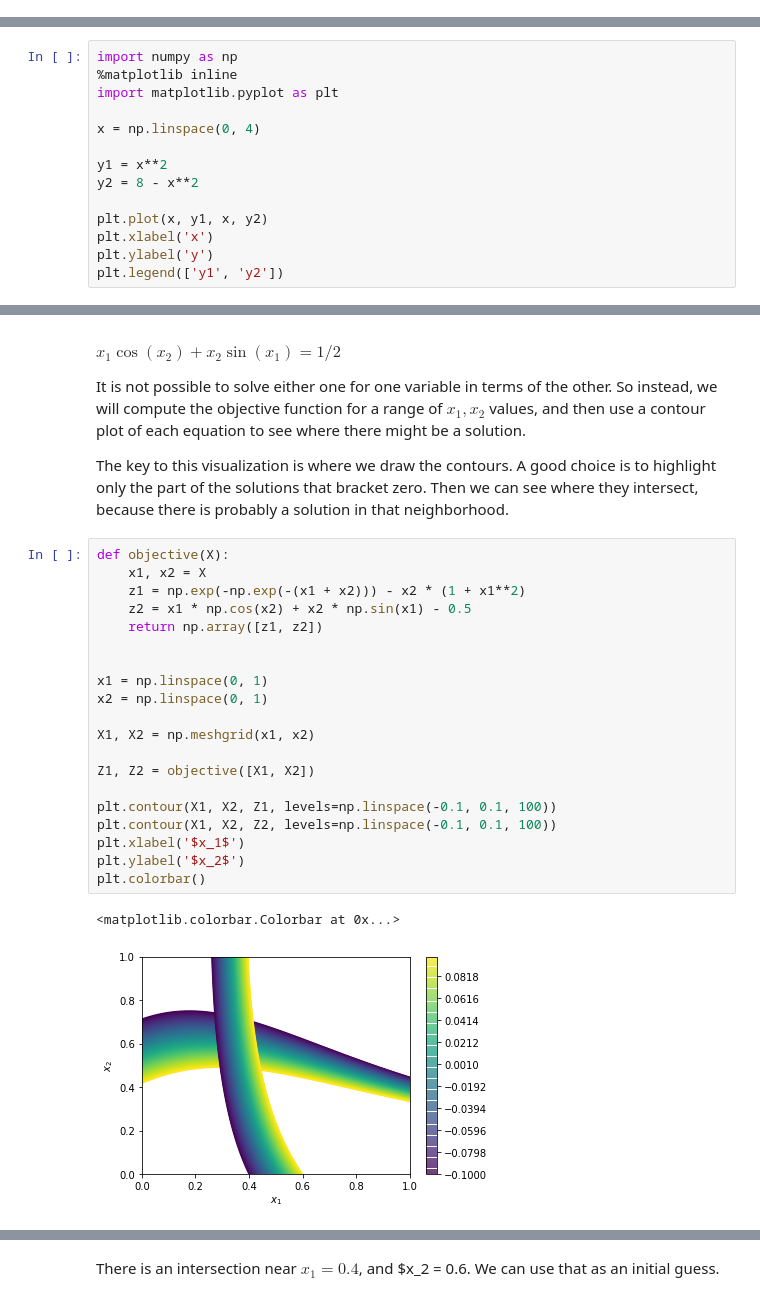
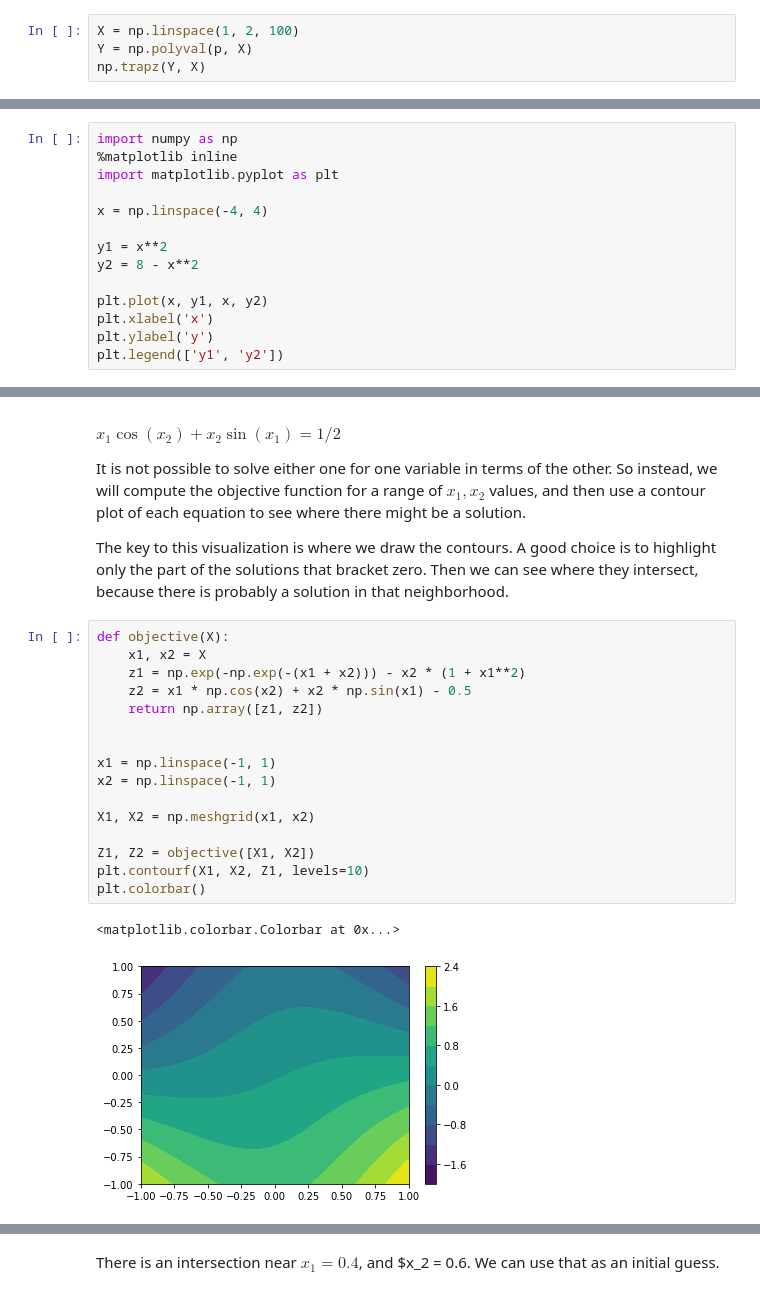
Before and after one commit to jkitchin/f19-06623, a Jupyter notebook: lectures/08-nla-2.ipynb, the cells around one changed output, grey strips where cells are left out. Saved outputs shown, nothing was run; the diff lists cells and outputs as text.

```diff
--- a/lectures/08-nla-2.ipynb
+++ b/lectures/08-nla-2.ipynb
@@ -97,3 +128,7 @@ You can use this to compute definite integrals, e.g. from x=1 to x=2:
 np.polyval(pint, 2) - np.polyval(pint, 1)
 # %% [output]
 30.33333333333334
+# %%
+X = np.linspace(1, 2, 100)
+Y = np.polyval(p, X)
+np.trapz(Y, X)
@@ -128,7 +217,7 @@ import numpy as np
 %matplotlib inline
 import matplotlib.pyplot as plt
 
-x = np.linspace(0, 4)
+x = np.linspace(-4, 4)
 
 y1 = x**2
 y2 = 8 - x**2
@@ -172,23 +261,19 @@ The key to this visualization is where we draw the contours. A good choice is to
 # %%
 def objective(X):
     x1, x2 = X
     z1 = np.exp(-np.exp(-(x1 + x2))) - x2 * (1 + x1**2)
     z2 = x1 * np.cos(x2) + x2 * np.sin(x1) - 0.5
     return np.array([z1, z2])
 
 
-x1 = np.linspace(0, 1)
-x2 = np.linspace(0, 1)
+x1 = np.linspace(-1, 1)
+x2 = np.linspace(-1, 1)
 
 X1, X2 = np.meshgrid(x1, x2)
 
 Z1, Z2 = objective([X1, X2])
-
-plt.contour(X1, X2, Z1, levels=np.linspace(-0.1, 0.1, 100))
-plt.contour(X1, X2, Z2, levels=np.linspace(-0.1, 0.1, 100))
-plt.xlabel('$x_1$')
-plt.ylabel('$x_2$')
+plt.contourf(X1, X2, Z1, levels=10)
 plt.colorbar()
 # %% [output]
 <matplotlib.colorbar.Colorbar at 0x...>
-[figure, old version]
+[figure, new version]
```
Also changed, not shown: parts of 26 cells of this notebook.
